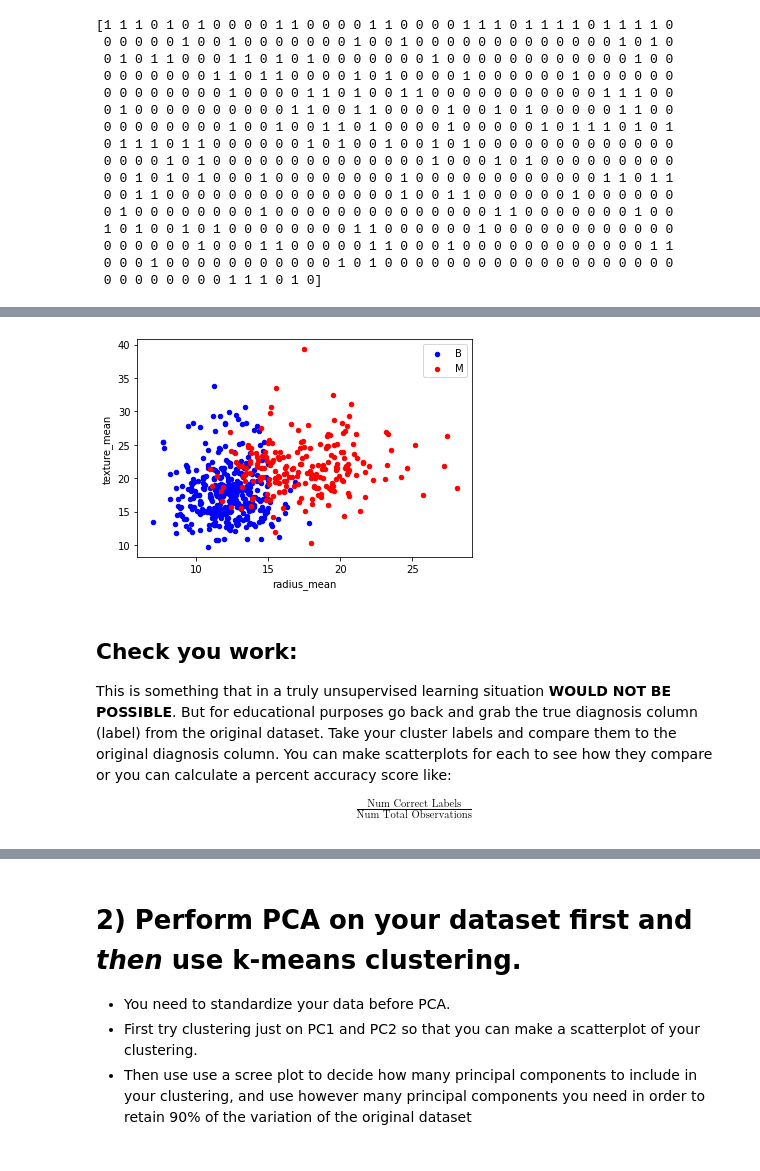
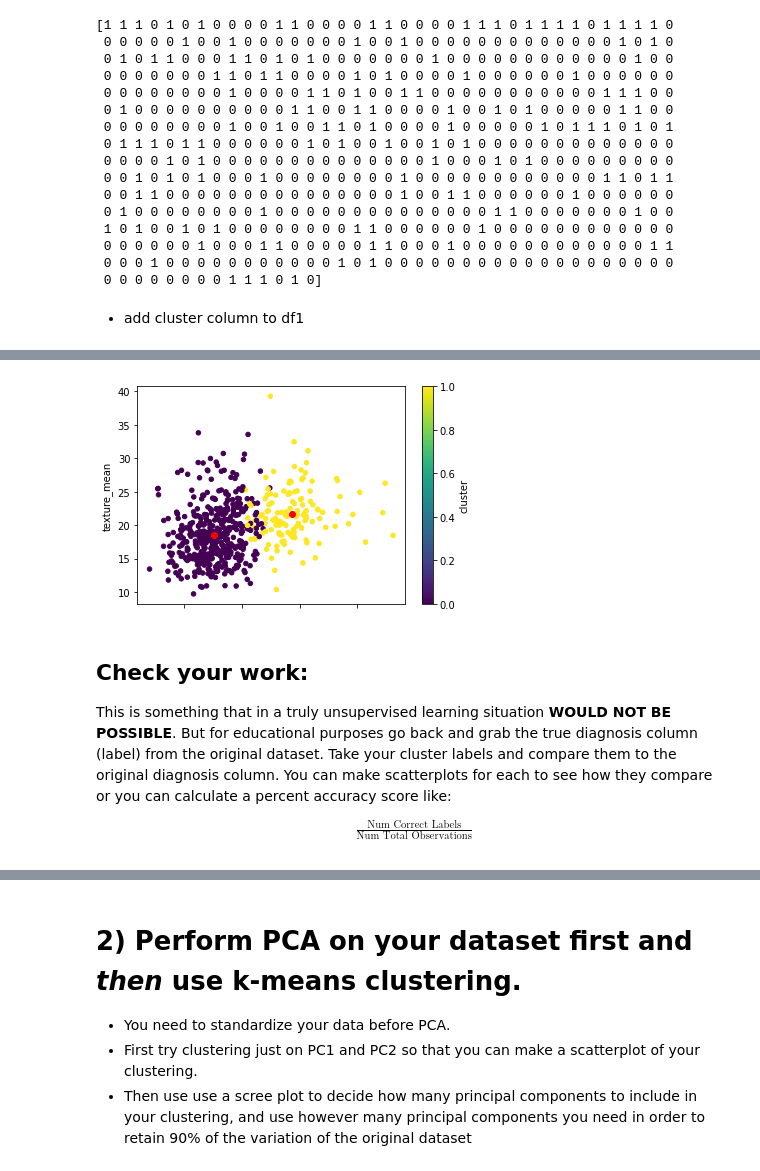
Before and after one commit to skhabiri/DS-Unit-1-Sprint-3-Linear-Algebra, a Jupyter notebook: module4-clustering/skhabiri_LS_DS_134_Clustering_Assignment.ipynb, the cells around one changed output, grey strips where cells are left out. Drawn from its saved outputs; the diff is of its cells as text; code cells hidden in the pictures.

Commit message:
skhabiri assignment done

```diff
--- a/module4-clustering/skhabiri_LS_DS_134_Clustering_Assignment.ipynb
+++ b/module4-clustering/skhabiri_LS_DS_134_Clustering_Assignment.ipynb
@@ -89,9 +182,9 @@ dtype: int64
 (Because we've removed the diagnosis label) - Use this version.
 # %%
 # aggregates along the axis, and drops the series that has the matching label
-df1 = df.drop(["diagnosis", "Unnamed: 32", "id"], axis=1)
+df0 = df.drop(["id", "diagnosis", "Unnamed: 32"], axis=1)
 print(df1.shape)
-df1.head()
+df0.head()
 # %% [output]
 (569, 30)
 |  | radius_mean | texture_mean | perimeter_mean | area_mean | smoothness_mean | compactness_mean | ... |
@@ -122,10 +221,12 @@ array([[1.799e+01, 1.038e+01, 1.228e+02, 1.001e+03, 1.184e-01, 2.776e-01,
         1.238e-01, 1.866e-01, 2.416e-01, 1.860e-01, 2.750e-01, 8.902e-02]])
 # %%
 # Perform K-Means Clustering on the Dataset
-from sklearn.cluster import KMeans
 kmeans=KMeans(2)
-X = df1.values
+X = df0.values
 kmeans.fit(X)
+'''Alternatively'''
+# kmeans.fit(df1)
+''' 1 and 0 label assignments are random'''
 print(kmeans.labels_)
 # %% [output]
 [1 1 1 0 1 0 1 0 0 0 0 1 1 0 0 0 0 1 1 0 0 0 0 1 1 1 0 1 1 1 1 0 1 1 1 1 0
@@ -144,10 +245,12 @@ print(kmeans.labels_)
  0 0 0 0 0 0 1 0 0 0 1 1 0 0 0 0 0 1 1 0 0 0 1 0 0 0 0 0 0 0 0 0 0 0 0 1 1
  0 0 0 1 0 0 0 0 0 0 0 0 0 0 0 1 0 1 0 0 0 0 0 0 0 0 0 0 0 0 0 0 0 0 0 0 0
  0 0 0 0 0 0 0 0 1 1 1 0 1 0]
+# %% [markdown]
+* add cluster column to df1
 # %%
-df1["cluster"]=kmeans.labels_
-print(df1.shape);
-df1.head()
+df0["cluster"]=kmeans.labels_
+print(df0.shape);
+df0.head()
 # %% [output]
 (569, 31)
 |  | radius_mean | texture_mean | perimeter_mean | area_mean | smoothness_mean | compactness_mean | ... |
@@ -156,23 +259,25 @@ df1.head()
 | 2 | 19.69 | 21.25 | 130.00 | 1203.0 | 0.10960 | 0.15990 | ... |
 | 3 | 11.42 | 20.38 | 77.58 | 386.1 | 0.14250 | 0.28390 | ... |
 | 4 | 20.29 | 14.34 | 135.10 | 1297.0 | 0.10030 | 0.13280 | ... |
-# %%
-fig1, ax1 =plt.subplots()
-mycolor = {0:'red', 1:'blue'}
-# it aggregates along axis on cluster Series to group different values of it
-df_cluster = df1.groupby(by="cluster", axis=0)
-df_cluster.first()
-
-# df_diag.plot(ax=ax1, kind='scatter', x="radius_mean", y="texture_mean")
-
-for mykey, mygroup in df_diag:
-  mygroup.plot(ax=ax1, kind='scatter', x="radius_mean", y="texture_mean", label=mykey, color=mycolor[mykey])
-
-plt.show()
-# %% [output]
-[figure, removed]
+# %%
+# calculating the centroid of cluster1 and cluster0 when radius_mean is on x axis and texture_mean on y axis
+
+cluster1 = df0[df0['cluster'] == 1]
+cluster0 = df0[df0['cluster'] == 0]
+
+cluster1_x = cluster1['radius_mean'].mean()
+cluster1_y = cluster1['texture_mean'].mean()
+cluster0_x = cluster0['radius_mean'].mean()
+cluster0_y = cluster0['texture_mean'].mean()
+# %%
+df0.plot.scatter('radius_mean', 'texture_mean', c='cluster', cmap='viridis')
+plt.scatter(cluster1_x, cluster1_y, color='red')
+plt.scatter(cluster0_x, cluster0_y, color='red')
+plt.show()
+# %% [output]
+[figure, added]
 # %% [markdown]
-## Check you work:
+## Check your work:
 
 This is something that in a truly unsupervised learning situation **WOULD NOT BE POSSIBLE**. But for educational purposes go back and grab the true diagnosis column (label) from the original dataset. Take your cluster labels and compare them to the original diagnosis column. You can make scatterplots for each to see how they compare or you can calculate a percent accuracy score like:
 \begin{align}
```
Also changed, not shown: parts of 52 cells of this notebook.
